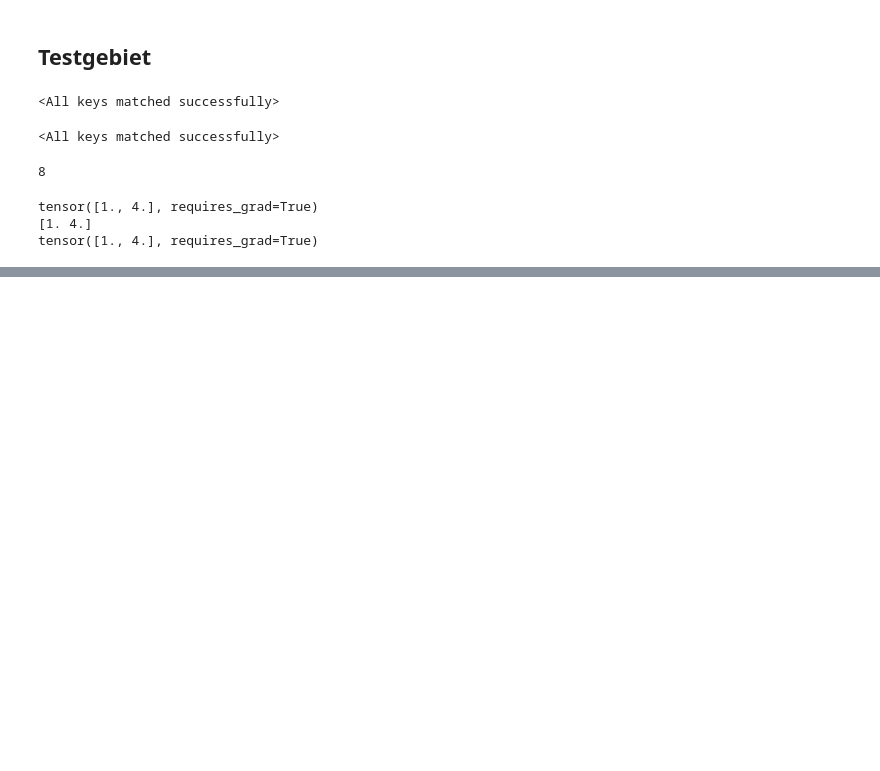
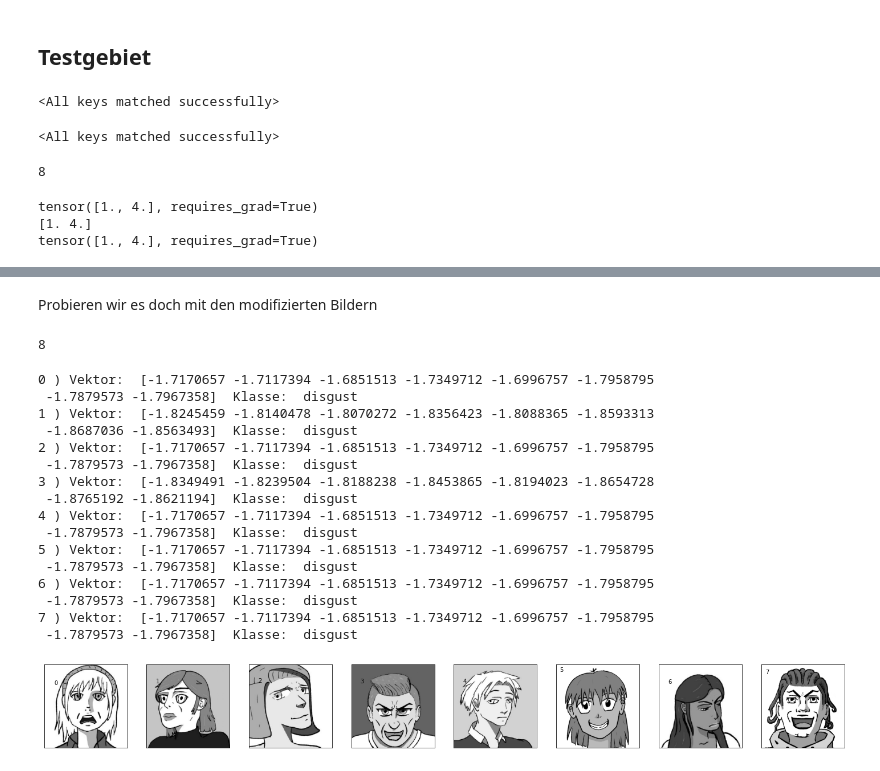
Before and after one commit to MoraiT01/DomainShift, a Jupyter notebook: DomainShift/FaceRecog_clean.ipynb, the cells around one changed output, grey strips where cells are left out. Cells and saved outputs as stored; diff of their text form; code cells hidden in the pictures; blank space fills up the shorter version.

Commit message:
Added modified images

```diff
--- a/DomainShift/FaceRecog_clean.ipynb
+++ b/DomainShift/FaceRecog_clean.ipynb
@@ -817,12 +816,12 @@ def add_RGBLayers(im):
     elif len(im.shape) == 2:
         return np.stack((im, im, im), 2)
 # %%
-def load_data(path_folder, add_RGB=False):
+def load_data(path_folder, targ, add_RGB=False):
     #Loading the data into a the Notebook
     data = {}
     count = 0
 
-    for t in targets:
+    for t in targ:
         p = path_folder + "/" + t
         #print(t)
         for filename in os.listdir(p):
@@ -924,3 +923,31 @@ testoutput(testbilder, classifier_cart)
 7 ) Vektor:  [-1.7170657 -1.7117394 -1.6851513 -1.7349712 -1.6996757 -1.7958795
  -1.7879573 -1.7967358]  Klasse:  disgust
 [figure]
+# %% [markdown]
+Probieren wir es doch mit den modifizierten Bildern
+# %%
+
+testbilder_m = load_data(path_to_testbilder, ["Modified"],True)
+len(testbilder_m)
+# %% [output]
+8
+# %%
+testoutput(testbilder_m, classifier_cart)
+# %% [output]
+0 ) Vektor:  [-1.7170657 -1.7117394 -1.6851513 -1.7349712 -1.6996757 -1.7958795
+ -1.7879573 -1.7967358]  Klasse:  disgust
+1 ) Vektor:  [-1.8245459 -1.8140478 -1.8070272 -1.8356423 -1.8088365 -1.8593313
+ -1.8687036 -1.8563493]  Klasse:  disgust
+2 ) Vektor:  [-1.7170657 -1.7117394 -1.6851513 -1.7349712 -1.6996757 -1.7958795
+ -1.7879573 -1.7967358]  Klasse:  disgust
+3 ) Vektor:  [-1.8349491 -1.8239504 -1.8188238 -1.8453865 -1.8194023 -1.8654728
+ -1.8765192 -1.8621194]  Klasse:  disgust
+4 ) Vektor:  [-1.7170657 -1.7117394 -1.6851513 -1.7349712 -1.6996757 -1.7958795
+ -1.7879573 -1.7967358]  Klasse:  disgust
+5 ) Vektor:  [-1.7170657 -1.7117394 -1.6851513 -1.7349712 -1.6996757 -1.7958795
+ -1.7879573 -1.7967358]  Klasse:  disgust
+6 ) Vektor:  [-1.7170657 -1.7117394 -1.6851513 -1.7349712 -1.6996757 -1.7958795
+ -1.7879573 -1.7967358]  Klasse:  disgust
+7 ) Vektor:  [-1.7170657 -1.7117394 -1.6851513 -1.7349712 -1.6996757 -1.7958795
+ -1.7879573 -1.7967358]  Klasse:  disgust
+[figure, added]
```
Also changed, not shown: parts of 9 cells of this notebook, 8 other files.
